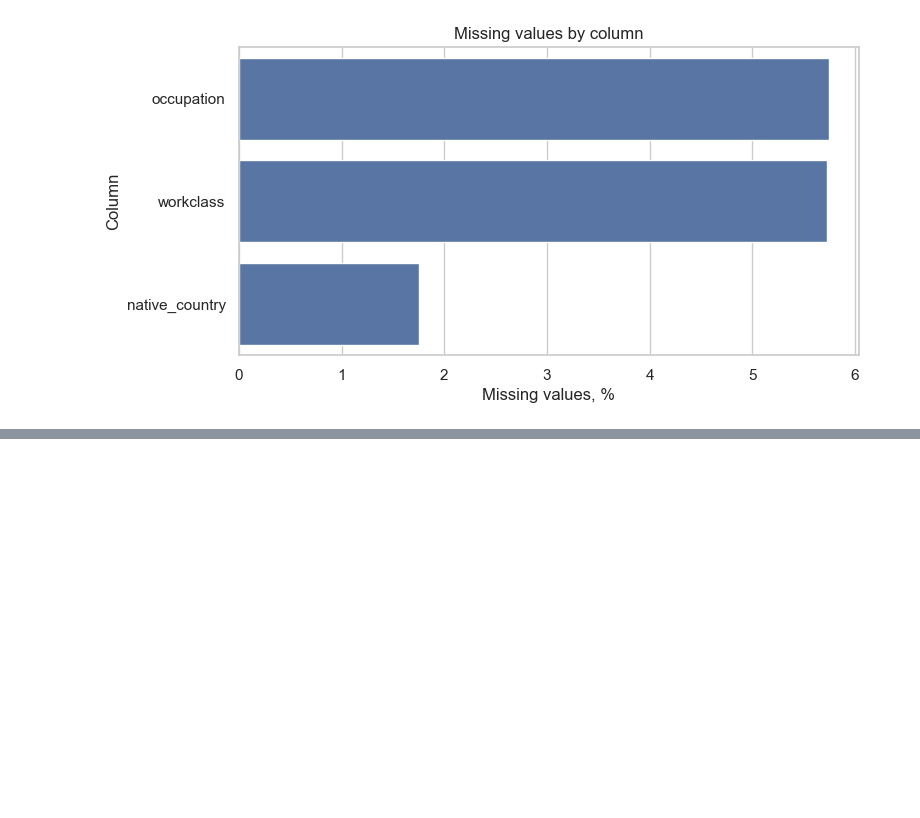
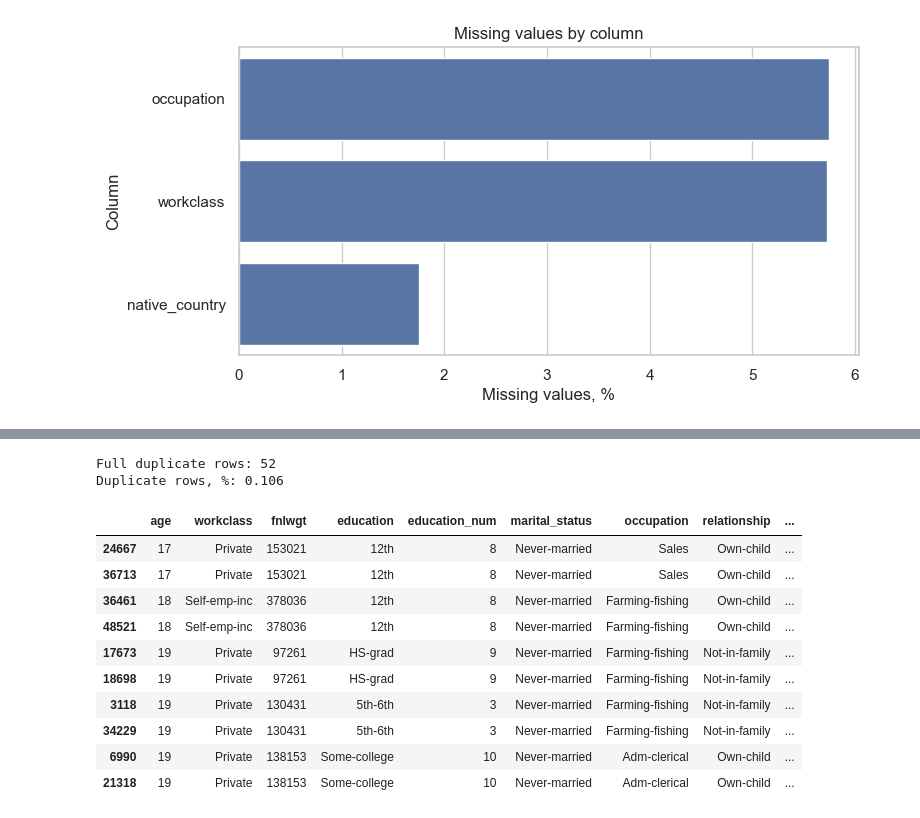
Before and after one commit to kameel4/spbu-ai-fundamentals-project, a Jupyter notebook: src/01_adult_data_cleaning.ipynb, the cells around one changed output, grey strips where cells are left out. Cells and saved outputs as stored; diff of their text form; code cells hidden in the pictures; blank space fills up the shorter version.

```diff
--- a/src/01_adult_data_cleaning.ipynb
+++ b/src/01_adult_data_cleaning.ipynb
@@ -154,0 +178,23 @@ plt.show()
+# %%
+duplicate_count = df.duplicated().sum()
+duplicate_percent = duplicate_count / len(df) * 100
+
+print("Full duplicate rows:", duplicate_count)
+print("Duplicate rows, %:", round(duplicate_percent, 3))
+# %% [output]
+Full duplicate rows: 52
+Duplicate rows, %: 0.106
+# %%
+df[df.duplicated(keep=False)].sort_values(columns).head(10)
+# %% [output]
+|  | age | workclass | fnlwgt | education | education_num | marital_status | occupation | relationship | ... |
+| 24667 | 17 | Private | 153021 | 12th | 8 | Never-married | Sales | Own-child | ... |
+| 36713 | 17 | Private | 153021 | 12th | 8 | Never-married | Sales | Own-child | ... |
+| 36461 | 18 | Self-emp-inc | 378036 | 12th | 8 | Never-married | Farming-fishing | Own-child | ... |
+| 48521 | 18 | Self-emp-inc | 378036 | 12th | 8 | Never-married | Farming-fishing | Own-child | ... |
+| 17673 | 19 | Private | 97261 | HS-grad | 9 | Never-married | Farming-fishing | Not-in-family | ... |
+| 18698 | 19 | Private | 97261 | HS-grad | 9 | Never-married | Farming-fishing | Not-in-family | ... |
+| 3118 | 19 | Private | 130431 | 5th-6th | 3 | Never-married | Farming-fishing | Not-in-family | ... |
+| 34229 | 19 | Private | 130431 | 5th-6th | 3 | Never-married | Farming-fishing | Not-in-family | ... |
+| 6990 | 19 | Private | 138153 | Some-college | 10 | Never-married | Adm-clerical | Own-child | ... |
+| 21318 | 19 | Private | 138153 | Some-college | 10 | Never-married | Adm-clerical | Own-child | ... |
```
Also changed, not shown: parts of 6 cells of this notebook, 2 other files.
